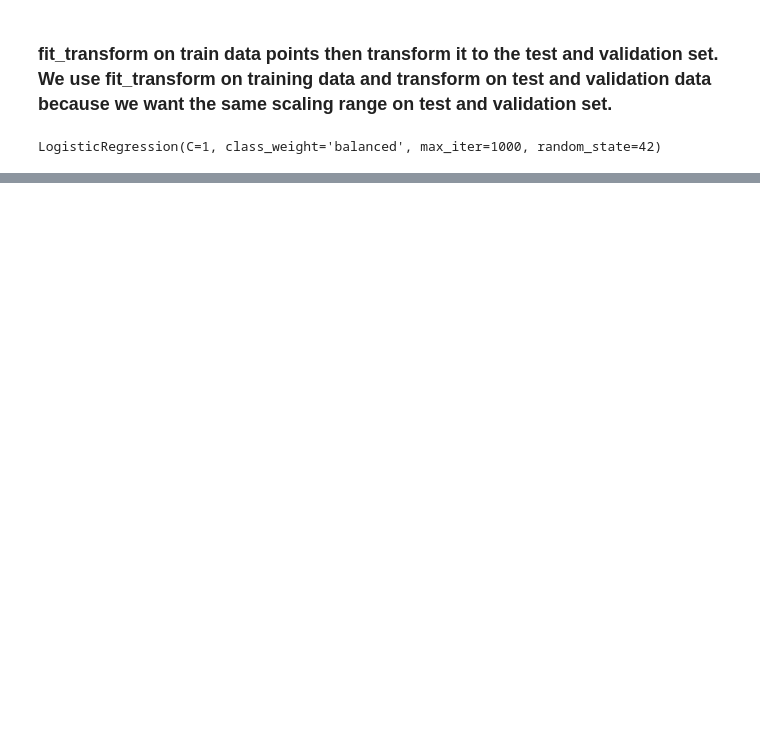
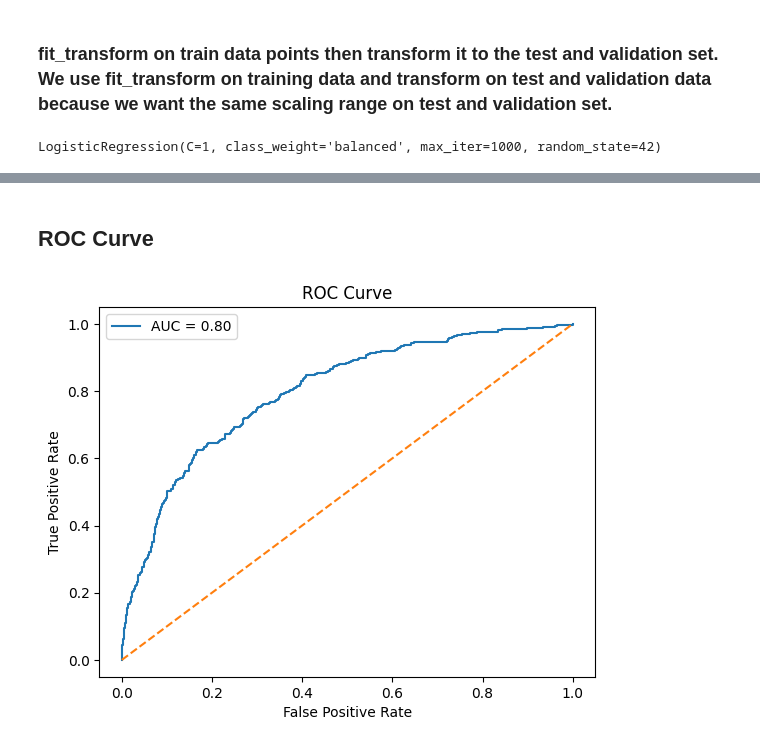
Before and after one commit to NaimPro-tech/Bank_Churn_Prediction_System, a Jupyter notebook: bank_customer_churn.ipynb, the cells around one changed output, grey strips where cells are left out. Cells and saved outputs as stored; diff of their text form; code cells hidden in the pictures; blank space fills up the shorter version.

```diff
--- a/bank_customer_churn.ipynb
+++ b/bank_customer_churn.ipynb
@@ -191,0 +230,17 @@ weighted avg       0.80      0.71      0.74      1500
+# %% [markdown]
+## ROC Curve
+# %%
+# y_prob = model.predict(X_test_scaled)[:,1] --> it represent actually final label(0/1) but for ROC curve we need probability score
+y_prob = model.predict_proba(X_test_scaled)[:,1]
+fpr, tpr, threshold = roc_curve(y_test, y_prob)
+roc_auc = auc(fpr, tpr)
+
+plt.plot(fpr, tpr, label=f"AUC = {roc_auc:.2f}")
+plt.plot([0,1],[0,1], '--')
+plt.xlabel('False Positive Rate')
+plt.ylabel('True Positive Rate')
+plt.title("ROC Curve")
+plt.legend()
+plt.show()
+# %% [output]
+[figure, added]
```
Also changed, not shown: parts of 10 cells of this notebook, 1 other file.
